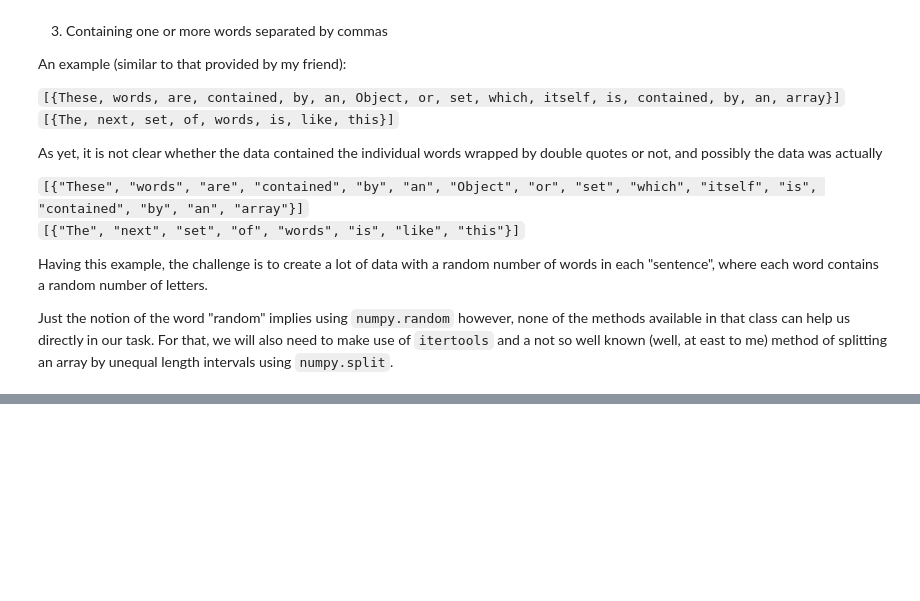
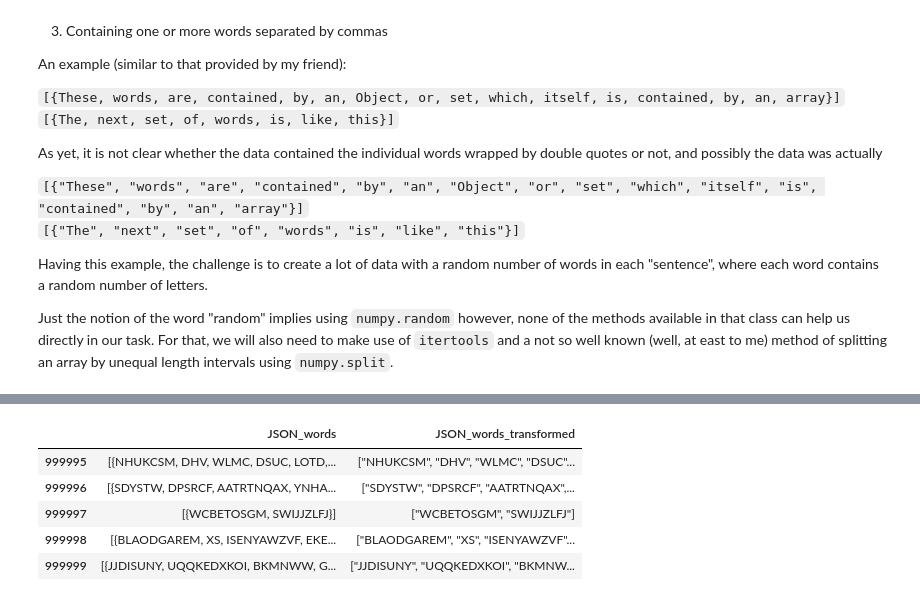
Before and after one commit to cesinco/Creating-random-text-data-for-Pandas, a Jupyter notebook: create_random_words_test_data.ipynb, the cells around one changed output, grey strips where cells are left out. Drawn from its saved outputs; the diff is of its cells as text; code cells hidden in the pictures; blank space fills up the shorter version.

```diff
--- a/create_random_words_test_data.ipynb
+++ b/create_random_words_test_data.ipynb
@@ -228,0 +261,9 @@ df_map.tail()
+# %%
+df_apply.tail()
+# %% [output]
+|  | JSON_words | JSON_words_transformed |
+| 999995 | [{NHUKCSM, DHV, WLMC, DSUC, LOTD,... | ["NHUKCSM", "DHV", "WLMC", "DSUC"... |
+| 999996 | [{SDYSTW, DPSRCF, AATRTNQAX, YNHA... | ["SDYSTW", "DPSRCF", "AATRTNQAX",... |
+| 999997 | [{WCBETOSGM, SWIJJZLFJ}] | ["WCBETOSGM", "SWIJJZLFJ"] |
+| 999998 | [{BLAODGAREM, XS, ISENYAWZVF, EKE... | ["BLAODGAREM", "XS", "ISENYAWZVF"... |
+| 999999 | [{JJDISUNY, UQQKEDXKOI, BKMNWW, G... | ["JJDISUNY", "UQQKEDXKOI", "BKMNW... |
```
Also changed, not shown: parts of 21 cells of this notebook, 1 other file.
